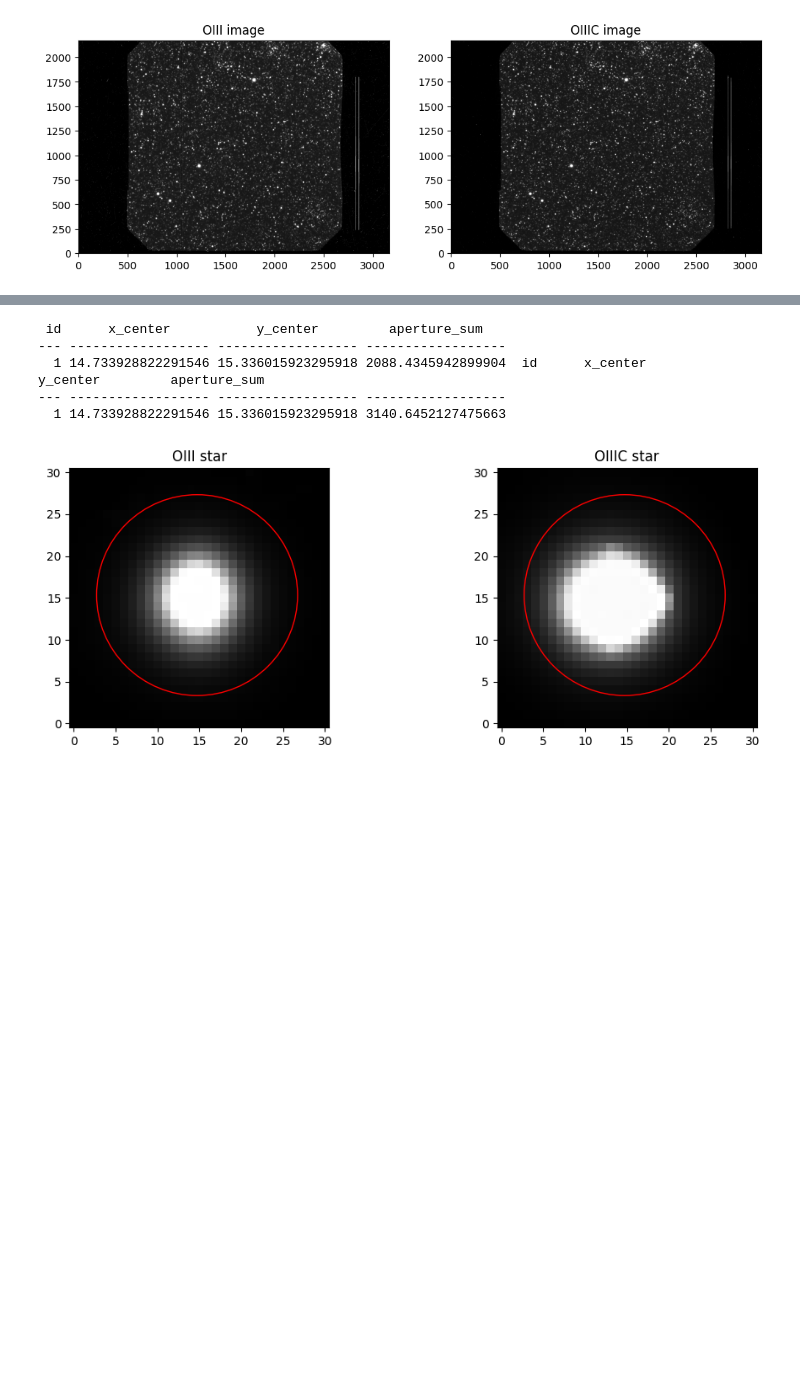
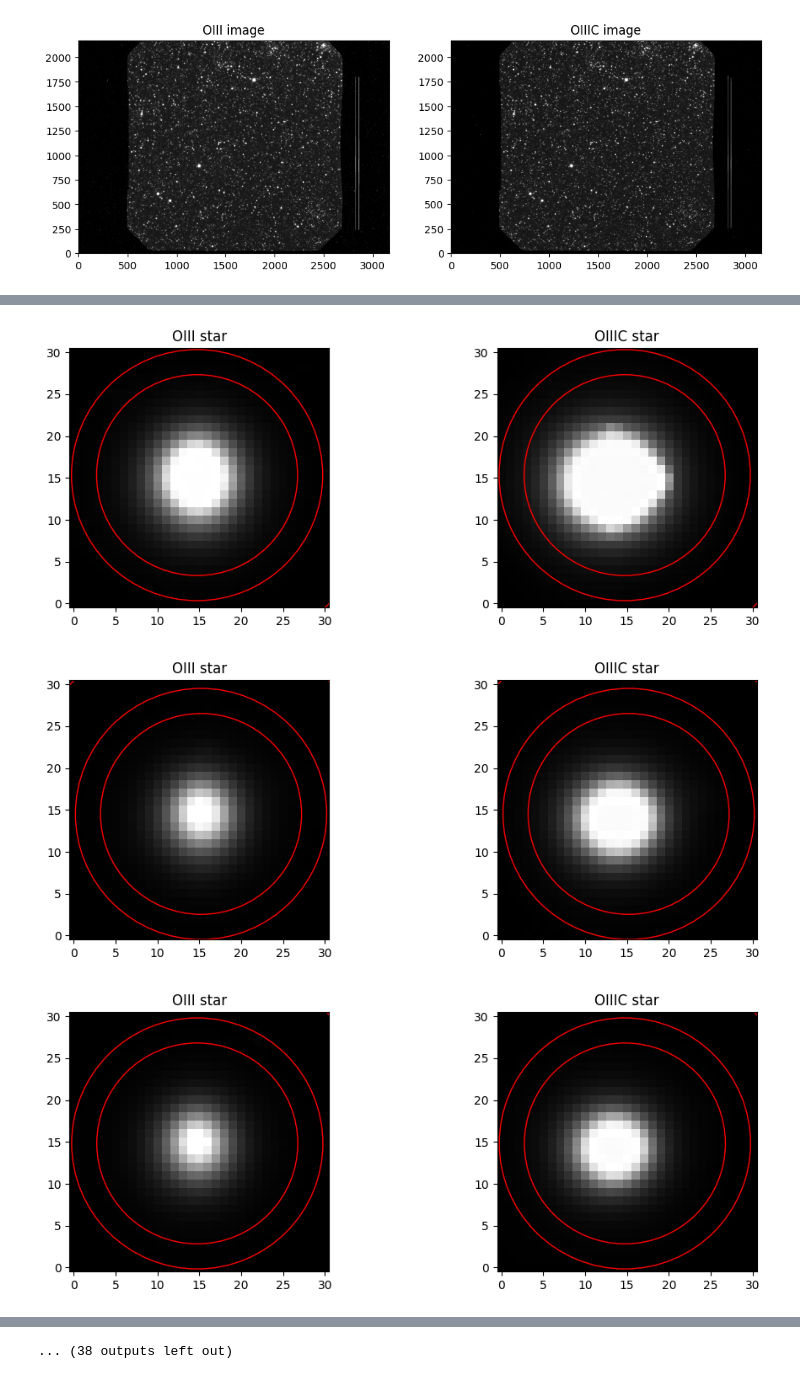
Before and after one commit to pirgalim/SNR-0548-70.4, a Jupyter notebook: calibration_catalogue.ipynb, the cells around one changed output, grey strips where cells are left out. Saved outputs shown, nothing was run; the diff lists cells and outputs as text; code cells hidden in the pictures; blank space fills up the shorter version.

Commit message:
table generation working

```diff
--- a/calibration_catalogue.ipynb
+++ b/calibration_catalogue.ipynb
@@ -103,4 +163,4 @@ sources = daofind(oiii_image - median)
 # get 50 stars with the most flux
 sources.sort("flux")
 sources.reverse()
-sources[:50]
+brightest = sources[:50]
@@ -129,53 +169,80 @@ DeprecatedColumnQTable length=50
 
 
 
+for star in brightest:
 
-
-for star in sources[:1]:
-
+    # create cutouts for stars
     x = star["x_centroid"]
     y = star["y_centroid"]
 
     cutout_oiii = Cutout2D(oiii_image, (x, y), size=31)
     cutout_oiiic = Cutout2D(oiiic_image, (x, y), size=31)
-
     star_oiii = cutout_oiii.data
     star_oiiic = cutout_oiiic.data
 
-
     # oiii aperture drawing
     pos_oiii = cutout_oiii.input_position_cutout      # local cutout coords
-    # pos_oiii = centroid_quadratic(star_oiii, fit_boxsize=7, search_boxsize=7)     # recentre the centroid
     aperture_oiii = CircularAperture(pos_oiii, r=12)
+    annulus_oiii = CircularAnnulus(pos_oiii, r_in=15, r_out=22)
 
     pos_oiiic = cutout_oiiic.input_position_cutout     # local cutout coords
-    # pos_oiiic = centroid_quadratic(star_oiiic, fit_boxsize=7, search_boxsize=10)     # recentre the centroid
     aperture_oiiic = CircularAperture(pos_oiiic, r=12)
+    annulus_oiiic = CircularAnnulus(pos_oiiic, r_in=15, r_out=22)
 
+    # aperture sum measurment
+    oiii_sum = aperture_photometry(star_oiii, aperture_oiii)
+    oiiic_sum = aperture_photometry(star_oiiic, aperture_oiiic)
+    oiii_raw = float(oiii_sum["aperture_sum"][0])
+    oiiic_raw = float(oiiic_sum["aperture_sum"][0])
 
-    oiii_raw = aperture_photometry(star_oiii, aperture_oiii)
-    oiiic_raw = aperture_photometry(star_oiiic, aperture_oiiic)
+    # background measurement
+    annulus_stats_oiii = ApertureStats(star_oiii, annulus_oiii, sigma_clip=SigmaClip(sigma=3.0))
+    annulus_stats_oiiic = ApertureStats(star_oiiic, annulus_oiiic, sigma_clip=SigmaClip(sigma=3.0))
 
+    bkg_oiii = annulus_stats_oiii.median * annulus_oiii.area
+    bkg_oiiic = annulus_stats_oiiic.median * annulus_oiiic.area
 
-    print(oiii_raw, oiiic_raw)
+    # calculate net background subtracted sum
+    oiii_rate = oiii_raw - bkg_oiii
+    oiiic_rate = oiiic_raw - bkg_oiiic
+
+    # flux ratio for subtraction factor
+    flux_ratio = oiii_rate / oiiic_rate
+
+    # add values to the table
+    cal_table.add_row({
+        "x_centroid": x * u.pix,
+        "y_centroid": y * u.pix,
+        "oiii_raw_sum": oiii_raw * u.electron / u.s,
+        "oiiic_raw_sum": oiiic_raw * u.electron / u.s,
+        "oiii_rate": oiii_rate * u.electron / u.s,
+        "oiiic_rate": oiiic_rate * u.electron / u.s,
+        "flux_ratio": flux_ratio
+    })
 
 
 
 
 
 
 
-# plot star previews
-fig, (ax1, ax2) = plt.subplots(1, 2, figsize=(12, 4))
+    # plot star previews
+    fig, (ax1, ax2) = plt.subplots(1, 2, figsize=(12, 4))
 
-ax1.imshow(star_oiii, origin="lower", cmap="gray", vmin=np.nanpercentile(star_oiii, 5), vmax=np.nanpercentile(star_oiii, 99.5))
-ax1.set_title("OIII star")
+    ax1.imshow(star_oiii, origin="lower", cmap="gray", vmin=np.nanpercentile(star_oiii, 5), vmax=np.nanpercentile(star_oiii, 99.5))
+    ax1.set_title("OIII star")
 
-ax2.imshow(star_oiiic, origin="lower", cmap="gray", vmin=np.nanpercentile(star_oiiic, 5), vmax=np.nanpercentile(star_oiiic, 99.5))
-ax2.set_title("OIIIC star")
+    ax2.imshow(star_oiiic, origin="lower", cmap="gray", vmin=np.nanpercentile(star_oiiic, 5), vmax=np.nanpercentile(star_oiiic, 99.5))
+    ax2.set_title("OIIIC star")
 
-aperture_oiii.plot(ax=ax1, color="red")
-aperture_oiiic.plot(ax=ax2, color="red")
+    aperture_oiii.plot(ax=ax1, color="red")
+    annulus_oiii.plot(ax=ax1, color="red")
+    aperture_oiiic.plot(ax=ax2, color="red")
+    annulus_oiii.plot(ax=ax2, color="red")
 
-plt.show()
+
+    plt.show()
 # %% [output]
+[figure, new version]
+[figure, added]
+[figure, added]
@@ -182,6 +258 @@ plt.show()
- id      x_center           y_center         aperture_sum
---- ------------------ ------------------ ------------------
-  1 14.733928822291546 15.336015923295918 2088.4345942899904  id      x_center           y_center         aperture_sum
---- ------------------ ------------------ ------------------
-  1 14.733928822291546 15.336015923295918 3140.6452127475663
+... (38 outputs left out)
-[figure, old version]
```
Also changed, not shown: parts of 18 cells of this notebook.
